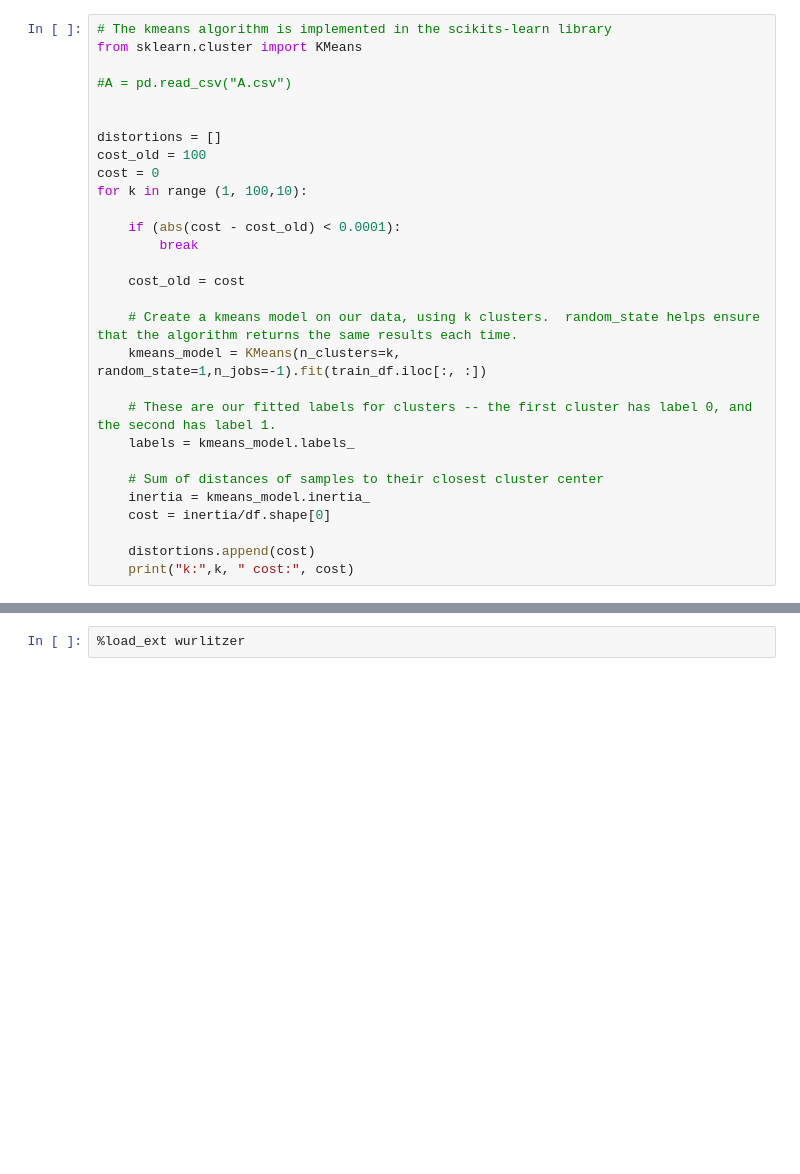
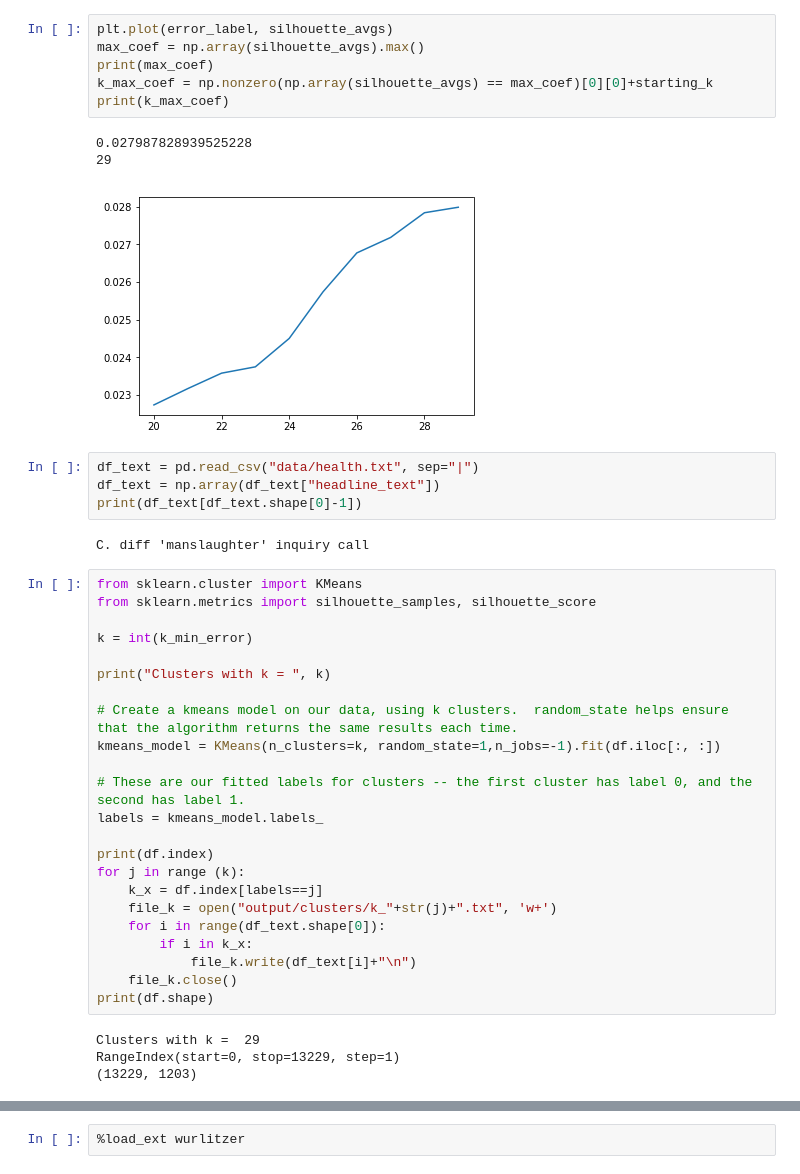
Before and after one commit to CarolCuba/ML-Project3, a Jupyter notebook: k-means.ipynb, the cells around one changed output, grey strips where cells are left out. Cells and saved outputs as stored; diff of their text form; blank space fills up the shorter version.

```diff
--- a/k-means.ipynb
+++ b/k-means.ipynb
@@ -138,29 +146,43 @@ plt.plot(error_label, silhouette_avgs)
+# %%
+plt.plot(error_label, silhouette_avgs)
+max_coef = np.array(silhouette_avgs).max()
+print(max_coef)
+k_max_coef = np.nonzero(np.array(silhouette_avgs) == max_coef)[0][0]+starting_k
+print(k_max_coef)
+# %% [output]
+0.027987828939525228
+29
+[figure, added]
+# %%
+df_text = pd.read_csv("data/health.txt", sep="|")
+df_text = np.array(df_text["headline_text"])
+print(df_text[df_text.shape[0]-1])
+# %% [output]
+C. diff 'manslaughter' inquiry call
 # %%
-# The kmeans algorithm is implemented in the scikits-learn library
 from sklearn.cluster import KMeans
+from sklearn.metrics import silhouette_samples, silhouette_score
 
-#A = pd.read_csv("A.csv")
+k = int(k_min_error)
 
+print("Clusters with k = ", k)
 
-distortions = []
-cost_old = 100
-cost = 0
-for k in range (1, 100,10):
+# Create a kmeans model on our data, using k clusters.  random_state helps ensure that the algorithm returns the same results each time.
+kmeans_model = KMeans(n_clusters=k, random_state=1,n_jobs=-1).fit(df.iloc[:, :])
 
-    if (abs(cost - cost_old) < 0.0001):
-        break
+# These are our fitted labels for clusters -- the first cluster has label 0, and the second has label 1.
+labels = kmeans_model.labels_
 
-    cost_old = cost
-
-    # Create a kmeans model on our data, using k clusters.  random_state helps ensure that the algorithm returns the same results each time.
-    kmeans_model = KMeans(n_clusters=k, random_state=1,n_jobs=-1).fit(train_df.iloc[:, :])
-
-    # These are our fitted labels for clusters -- the first cluster has label 0, and the second has label 1.
-    labels = kmeans_model.labels_
-
-    # Sum of distances of samples to their closest cluster center
-    inertia = kmeans_model.inertia_
-    cost = inertia/df.shape[0]
-
-    distortions.append(cost)
-    print("k:",k, " cost:", cost)
+print(df.index)
+for j in range (k):
+    k_x = df.index[labels==j]
+    file_k = open("output/clusters/k_"+str(j)+".txt", 'w+')
+    for i in range(df_text.shape[0]):
+        if i in k_x:
+            file_k.write(df_text[i]+"\n")
+    file_k.close()
+print(df.shape)
+# %% [output]
+Clusters with k =  29
+RangeIndex(start=0, stop=13229, step=1)
+(13229, 1203)
```
Also changed, not shown: parts of 11 cells of this notebook, 13 other files.
